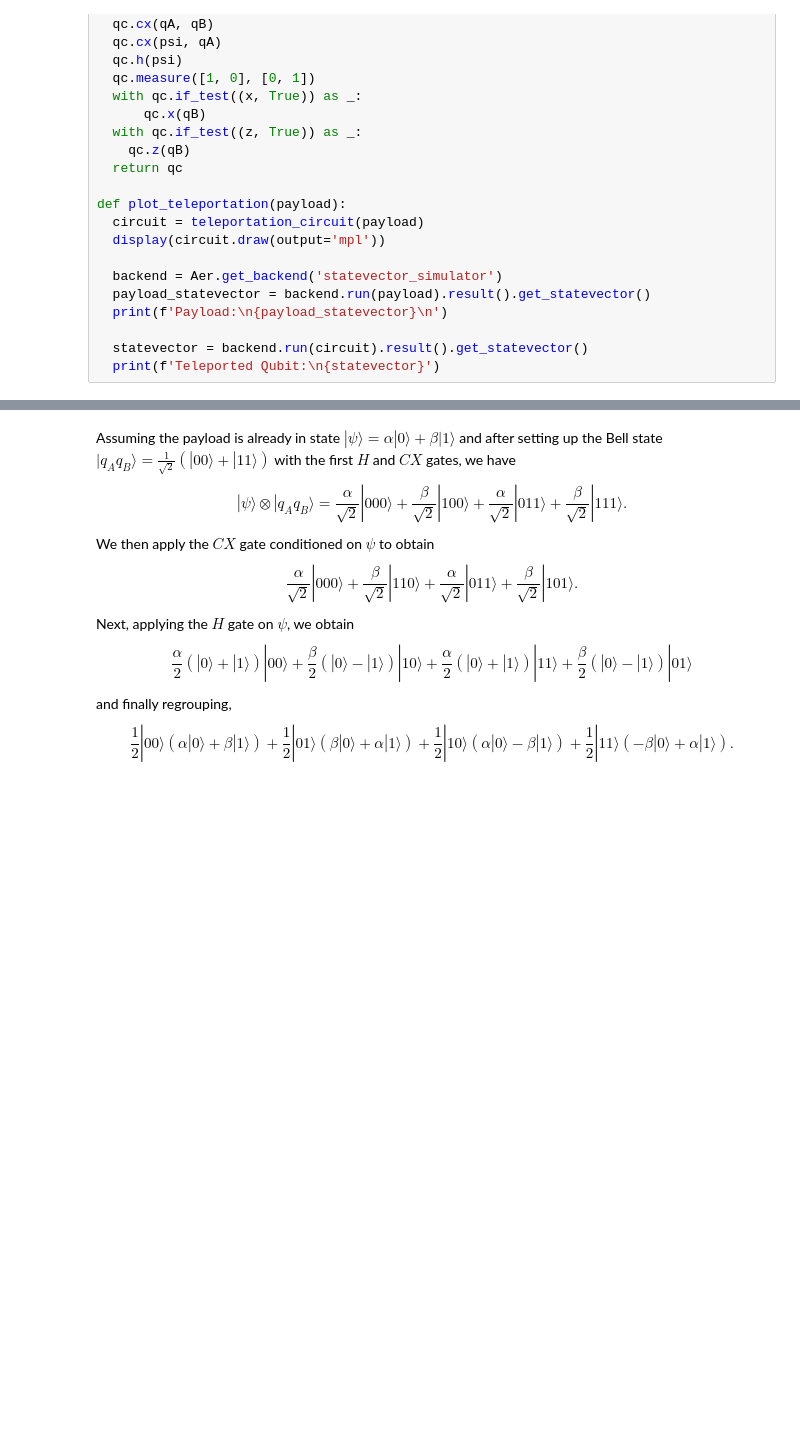
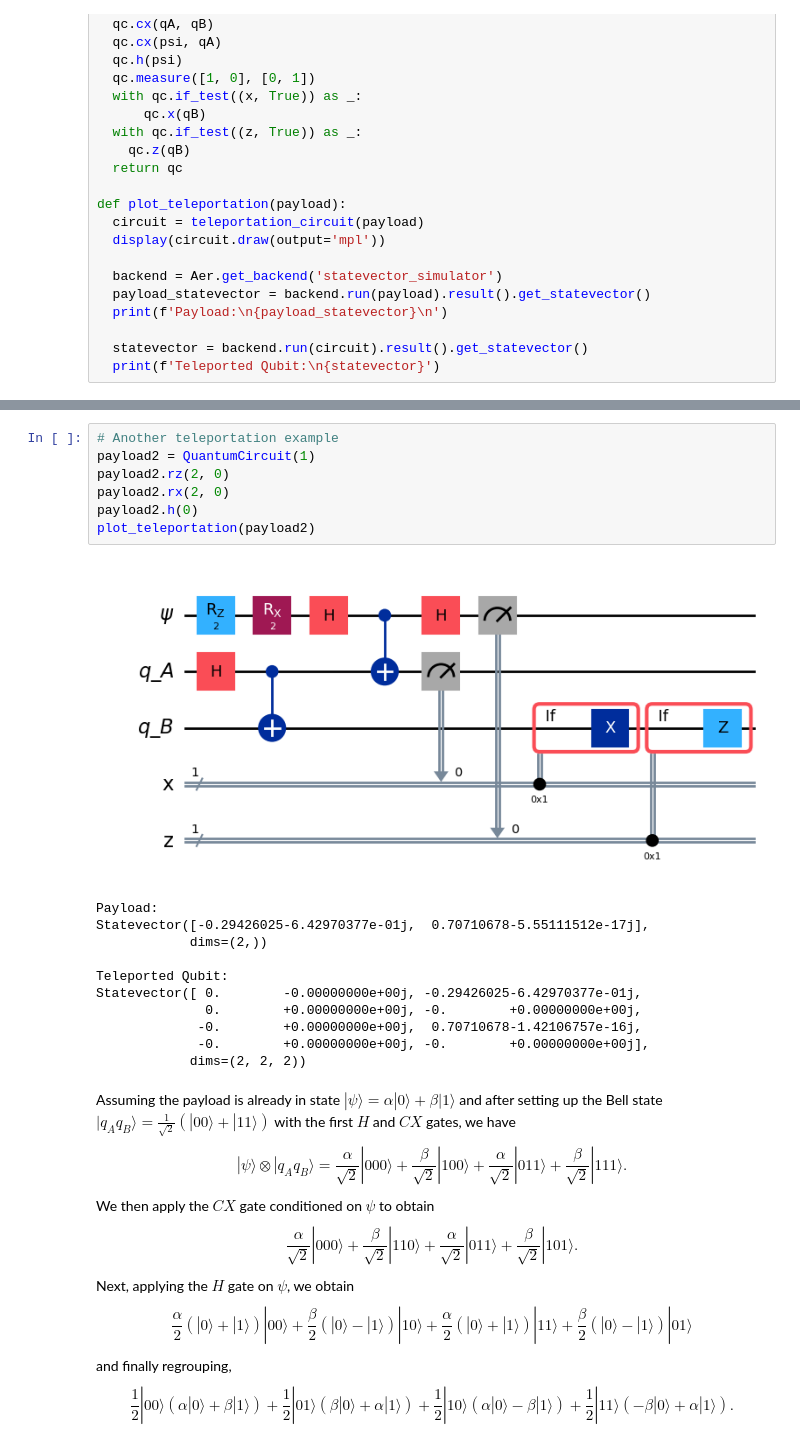
Before and after one commit to elijahkin/amsc698k, a Jupyter notebook: hw2/hw2.ipynb, the cells around one changed output, grey strips where cells are left out. Cells and saved outputs as stored; diff of their text form; blank space fills up the shorter version.

Commit message:
Another teleportation example

```diff
--- a/hw2/hw2.ipynb
+++ b/hw2/hw2.ipynb
@@ -468,4 +469,23 @@ Statevector([ 0.        +0.00000000e+00j, -0.        +0.00000000e+00j,
             dims=(2, 2, 2))
+# %%
+# Another teleportation example
+payload2 = QuantumCircuit(1)
+payload2.rz(2, 0)
+payload2.rx(2, 0)
+payload2.h(0)
+plot_teleportation(payload2)
+# %% [output]
+[figure, added]
+Payload:
+Statevector([-0.29426025-6.42970377e-01j,  0.70710678-5.55111512e-17j],
+            dims=(2,))
+
+Teleported Qubit:
+Statevector([ 0.        -0.00000000e+00j, -0.29426025-6.42970377e-01j,
+              0.        +0.00000000e+00j, -0.        +0.00000000e+00j,
+             -0.        +0.00000000e+00j,  0.70710678-1.42106757e-16j,
+             -0.        +0.00000000e+00j, -0.        +0.00000000e+00j],
+            dims=(2, 2, 2))
 # %% [markdown]
 Assuming the payload is already in state $|\psi\rangle = \alpha |0\rangle + \beta |1\rangle$ and after setting up the Bell state $|q_Aq_B\rangle = \frac{1}{\sqrt{2}}(|00\rangle + |11\rangle)$ with the first $H$ and $CX$ gates, we have
 $$ |\psi\rangle \otimes |q_Aq_B\rangle = \frac{\alpha}{\sqrt{2}} |000\rangle + \frac{\beta}{\sqrt{2}} |100\rangle + \frac{\alpha}{\sqrt{2}} |011\rangle + \frac{\beta}{\sqrt{2}} |111\rangle. $$
```
Also changed, not shown: parts of 14 cells of this notebook.
